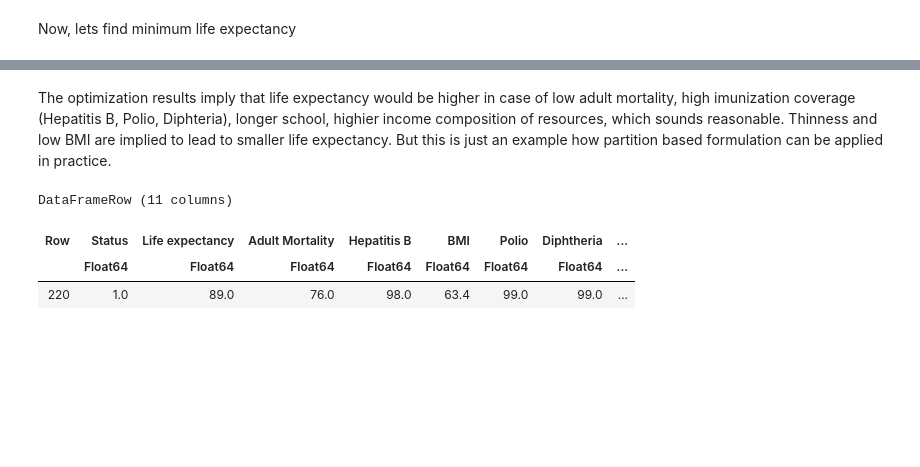
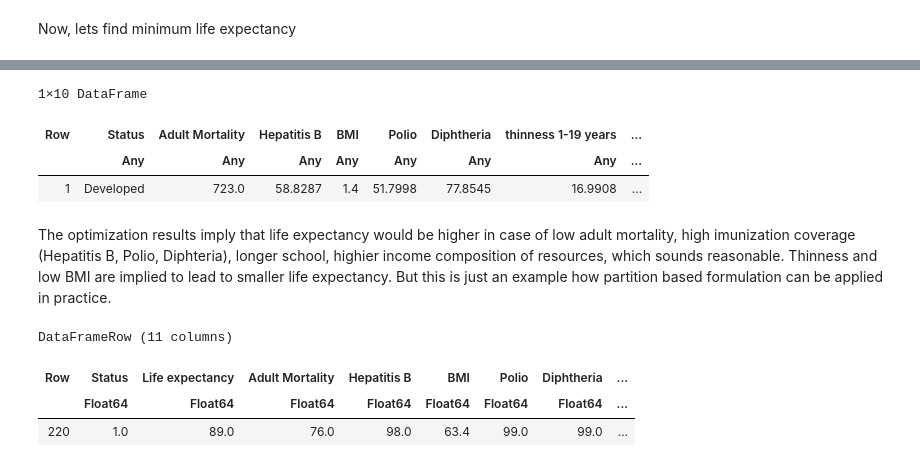
Before and after one commit to gamma-opt/Gogeta.jl, a Jupyter notebook: examples/NN_partition_formulation.ipynb, the cells around one changed output, grey strips where cells are left out. Cells and saved outputs as stored; diff of their text form; code cells hidden in the pictures; blank space fills up the shorter version.

```diff
--- a/examples/NN_partition_formulation.ipynb
+++ b/examples/NN_partition_formulation.ipynb
@@ -557,3 +547,10 @@ WARNING: both StatsBase and JuMP export "mode"; uses of it in module Main must b
+# %%
+df
+# %% [output]
+1×10 DataFrame
+| Row | Status | Adult Mortality | Hepatitis B | BMI | Polio | Diphtheria | thinness 1-19 years | ... |
+|  | Any | Any | Any | Any | Any | Any | Any | ... |
+| 1 | Developed | 723.0 | 58.8287 | 1.4 | 51.7998 | 77.8545 | 16.9908 | ... |
 # %% [markdown]
 The optimization results imply that life expectancy would be higher in case of low adult mortality, high imunization coverage (Hepatitis B, Polio, Diphteria), longer school, highier income composition of resources, which sounds reasonable. Thinness and low BMI are implied to lead to smaller life expectancy. But this is just an example how partition based formulation can be applied in practice.
 # %%
```
Also changed, not shown: parts of 3 cells of this notebook.
